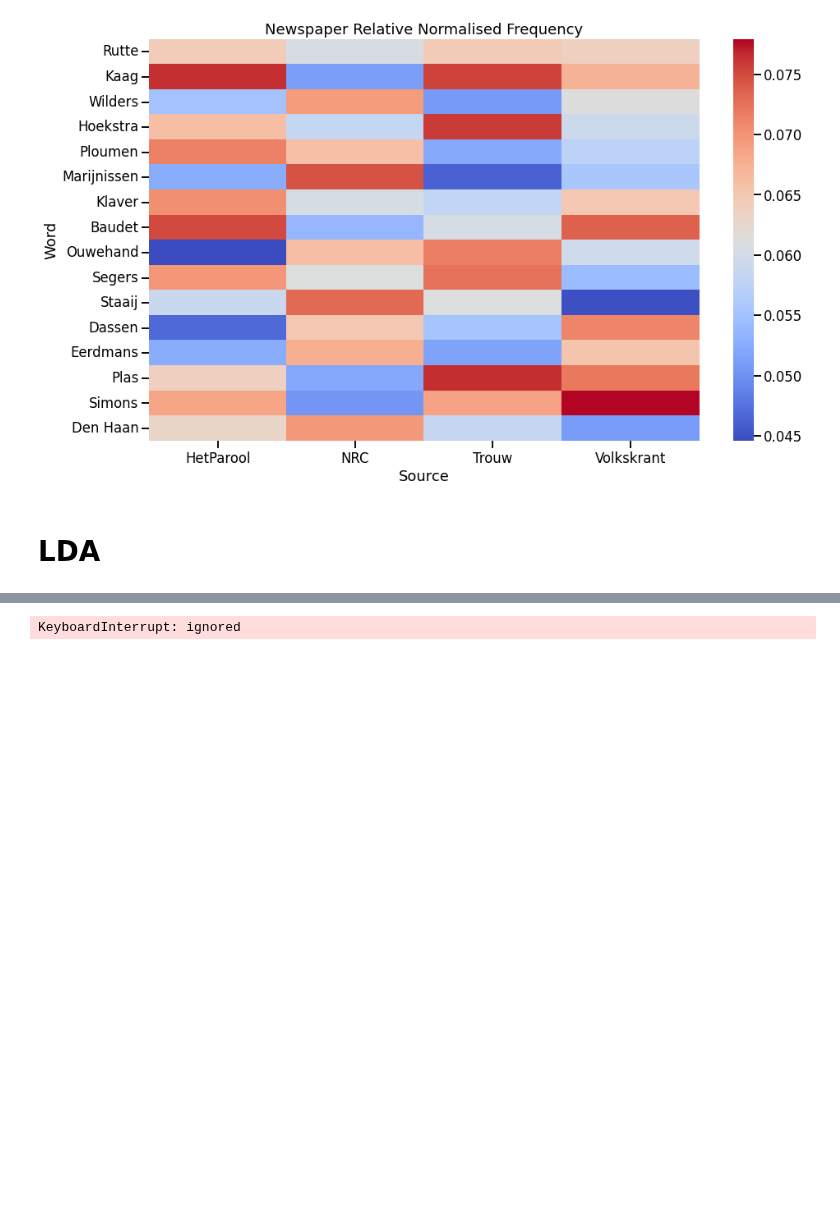
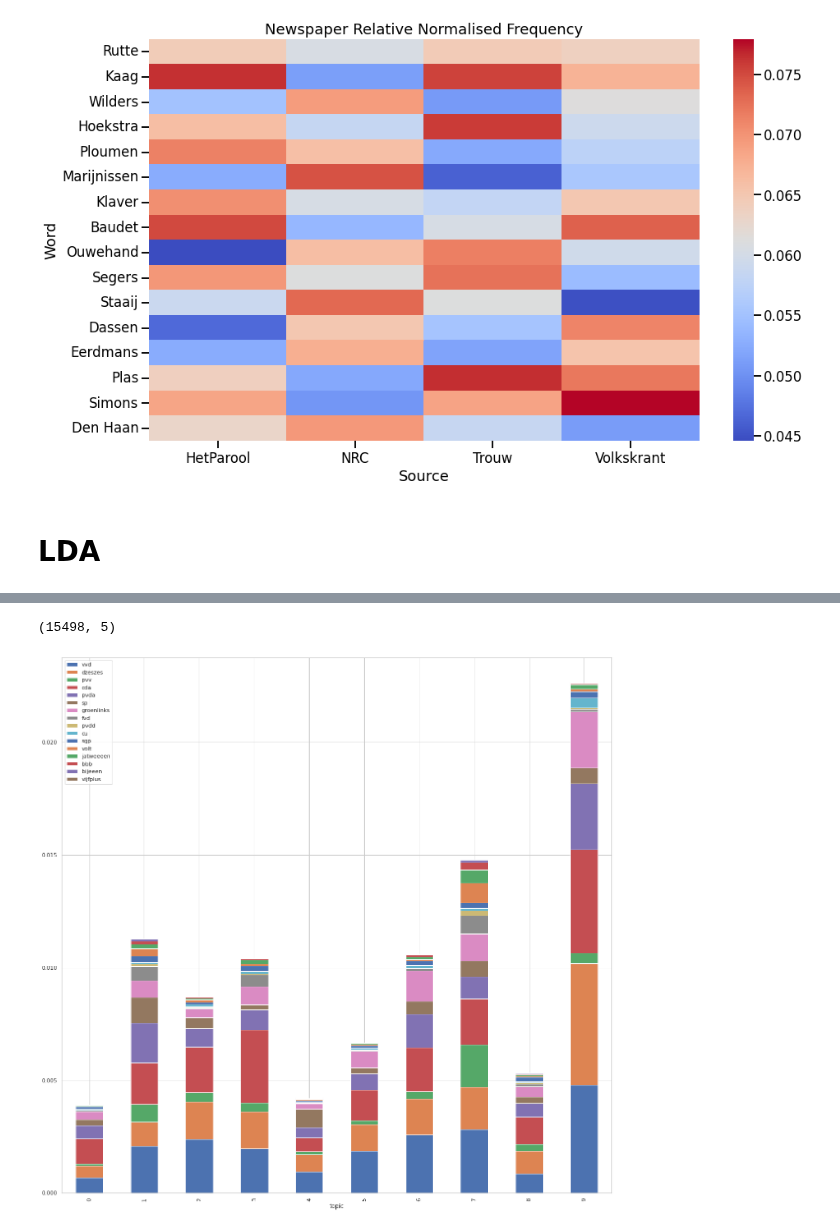
Before and after one commit to Chris-Congleton/MSc-Thesis, a Jupyter notebook: Playground/Testset_2021_playground.ipynb, the cells around one changed output, grey strips where cells are left out. Saved outputs shown, nothing was run; the diff lists cells and outputs as text; code cells hidden in the pictures; blank space fills up the shorter version.

```diff
--- a/Playground/Testset_2021_playground.ipynb
+++ b/Playground/Testset_2021_playground.ipynb
@@ -263,7 +283 @@ visualise_relative_mention(df, politici_termen)
-# %%
-# Remove the columns
-articles = df.drop(columns=['url', 'publisherID', 'category',], axis=1)# Print out the first rows of papers
-articles.head()
-
-articles = articles[articles['cleantext'].notna()]
 # %%
@@ -649,4 +383,5 @@ def lda_analysis(frame, path_lda, path_plot, topics=10):
 # %%
-lda_analysis(df,'gdrive/MyDrive/CS/Thesis/Testset_2021/LDA__.html','gdrive/MyDrive/CS/Thesis/Testset_2021/LDA__.png',topics=30)
+lda_analysis(df,'gdrive/MyDrive/CS/Thesis/Testset_2021/LDA_All.html','gdrive/MyDrive/CS/Thesis/Testset_2021/LDA_All.png',topics=10)
 # %% [output]
-KeyboardInterrupt: ignored
+(15498, 5)
+[figure, added]
```
Also changed, not shown: parts of 25 cells of this notebook.
